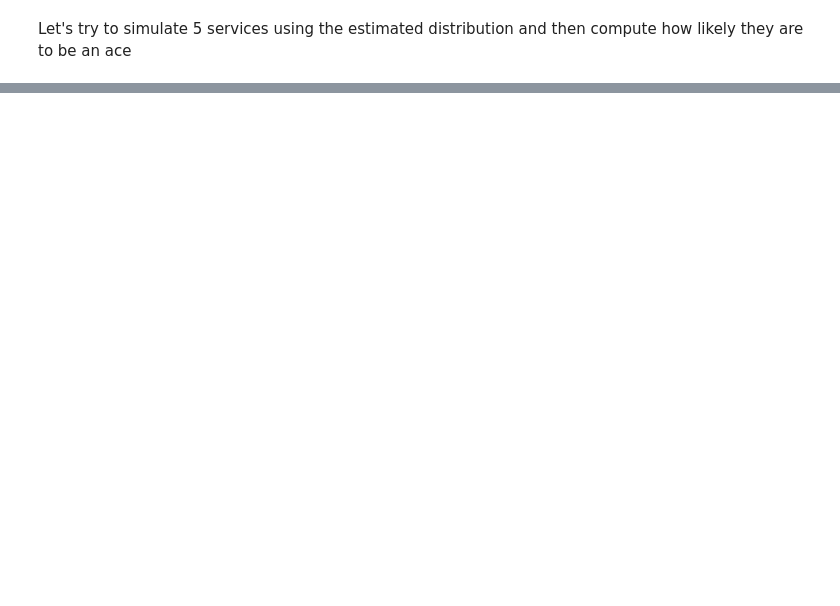
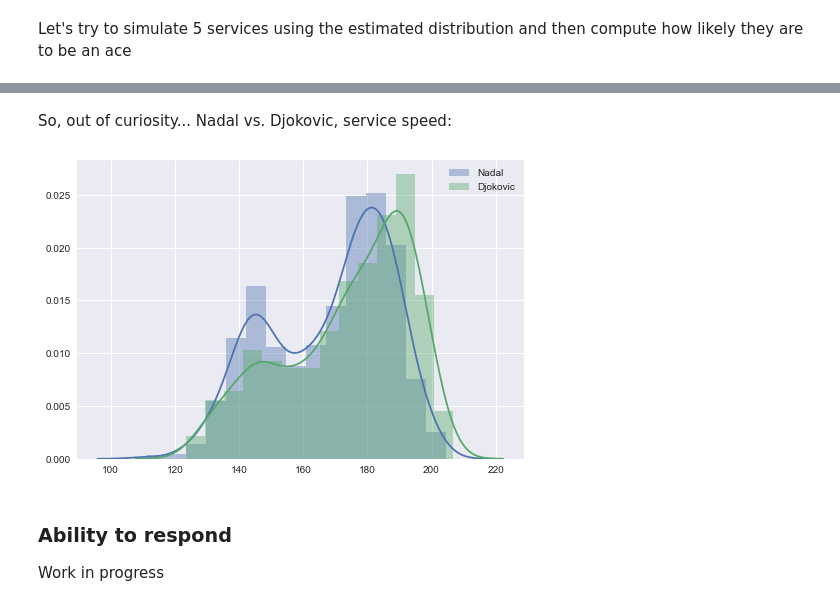
Before and after one commit to ADLNext/tennis, a Jupyter notebook: tennis_simulation.ipynb, the cells around one changed output, grey strips where cells are left out. Drawn from its saved outputs; the diff is of its cells as text; code cells hidden in the pictures; blank space fills up the shorter version.

```diff
--- a/tennis_simulation.ipynb
+++ b/tennis_simulation.ipynb
@@ -244,0 +279,15 @@ Work in progress
+# %% [markdown]
+So, out of curiosity... Nadal vs. Djokovic, service speed:
+# %%
+sample_1 = k_p1.sample(1000)
+sample_2 = k_p2.sample(1000)
+
+g = sns.distplot(sample_1, label='Nadal')
+sns.distplot(sample_2, label='Djokovic')
+g.legend();
+# %% [output]
+[figure, added]
+# %% [markdown]
+### Ability to respond
+
+Work in progress
```
Also changed, not shown: parts of 9 cells of this notebook.
